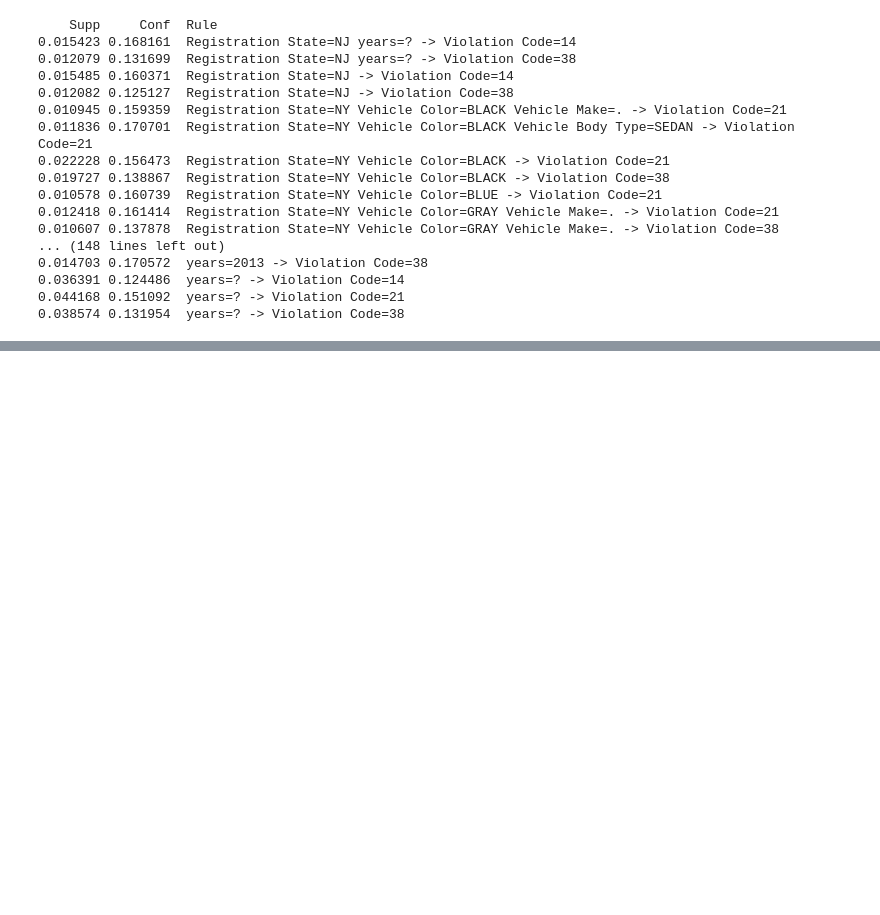
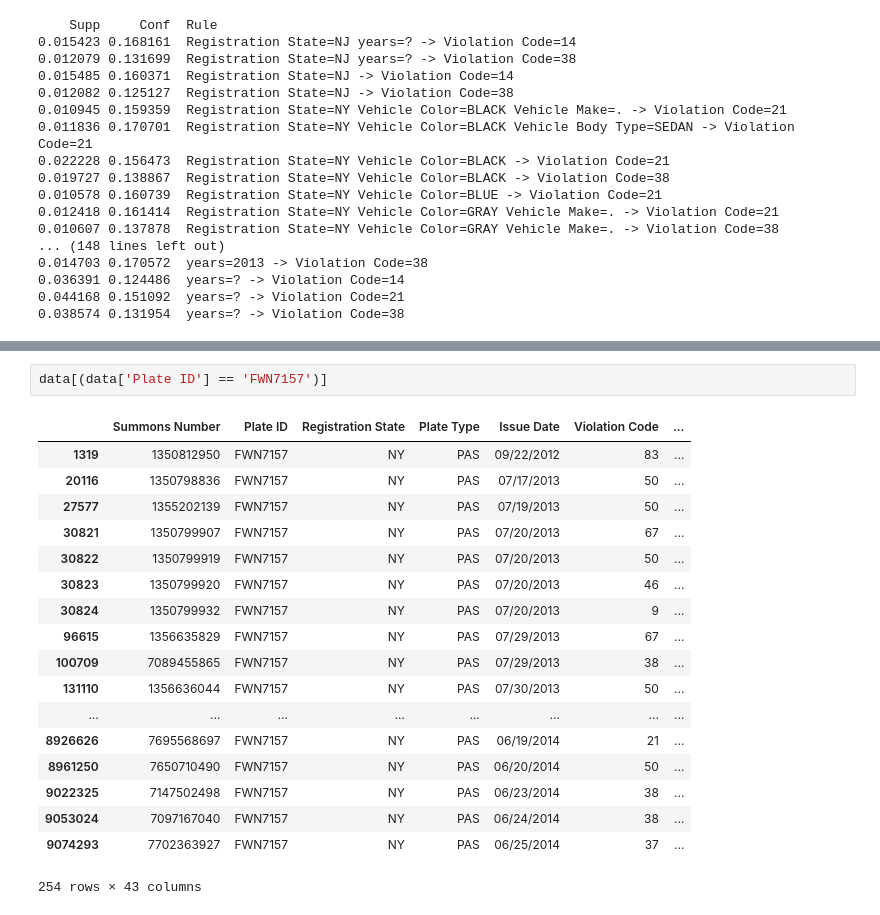
Before and after one commit to mmoyses/ds504_project3, a Jupyter notebook: exploring.ipynb, the cells around one changed output, grey strips where cells are left out. Cells and saved outputs as stored; diff of their text form; blank space fills up the shorter version.

```diff
--- a/exploring.ipynb
+++ b/exploring.ipynb
@@ -657,0 +732,21 @@ for r in rules:
+# %%
+data[(data['Plate ID'] == 'FWN7157')]
+# %% [output]
+|  | ﻿Summons Number | Plate ID | Registration State | Plate Type | Issue Date | Violation Code | ... |
+| 1319 | 1350812950 | FWN7157 | NY | PAS | 09/22/2012 | 83 | ... |
+| 20116 | 1350798836 | FWN7157 | NY | PAS | 07/17/2013 | 50 | ... |
+| 27577 | 1355202139 | FWN7157 | NY | PAS | 07/19/2013 | 50 | ... |
+| 30821 | 1350799907 | FWN7157 | NY | PAS | 07/20/2013 | 67 | ... |
+| 30822 | 1350799919 | FWN7157 | NY | PAS | 07/20/2013 | 50 | ... |
+| 30823 | 1350799920 | FWN7157 | NY | PAS | 07/20/2013 | 46 | ... |
+| 30824 | 1350799932 | FWN7157 | NY | PAS | 07/20/2013 | 9 | ... |
+| 96615 | 1356635829 | FWN7157 | NY | PAS | 07/29/2013 | 67 | ... |
+| 100709 | 7089455865 | FWN7157 | NY | PAS | 07/29/2013 | 38 | ... |
+| 131110 | 1356636044 | FWN7157 | NY | PAS | 07/30/2013 | 50 | ... |
+| ... | ... | ... | ... | ... | ... | ... | ... |
+| 8926626 | 7695568697 | FWN7157 | NY | PAS | 06/19/2014 | 21 | ... |
+| 8961250 | 7650710490 | FWN7157 | NY | PAS | 06/20/2014 | 50 | ... |
+| 9022325 | 7147502498 | FWN7157 | NY | PAS | 06/23/2014 | 38 | ... |
+| 9053024 | 7097167040 | FWN7157 | NY | PAS | 06/24/2014 | 38 | ... |
+| 9074293 | 7702363927 | FWN7157 | NY | PAS | 06/25/2014 | 37 | ... |
+254 rows × 43 columns
```
Also changed, not shown: parts of 9 cells of this notebook.
